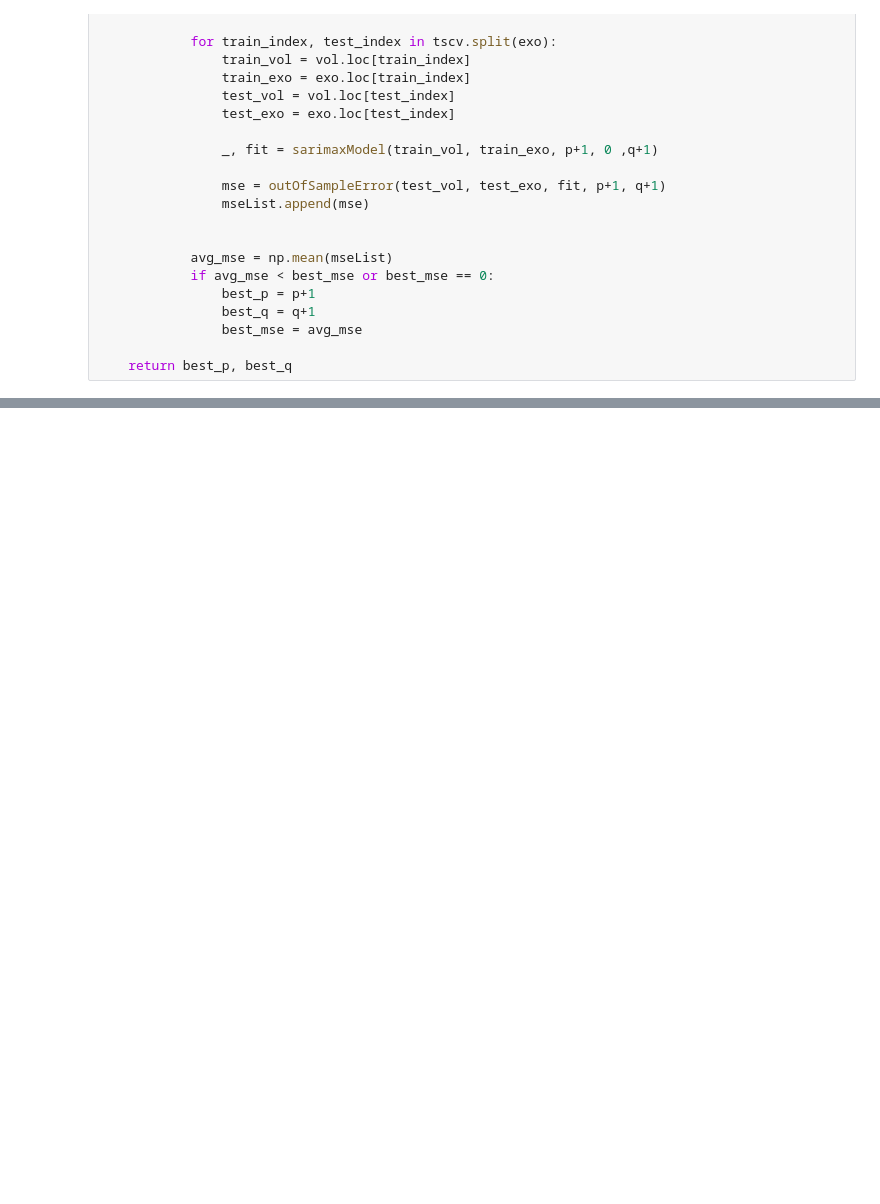
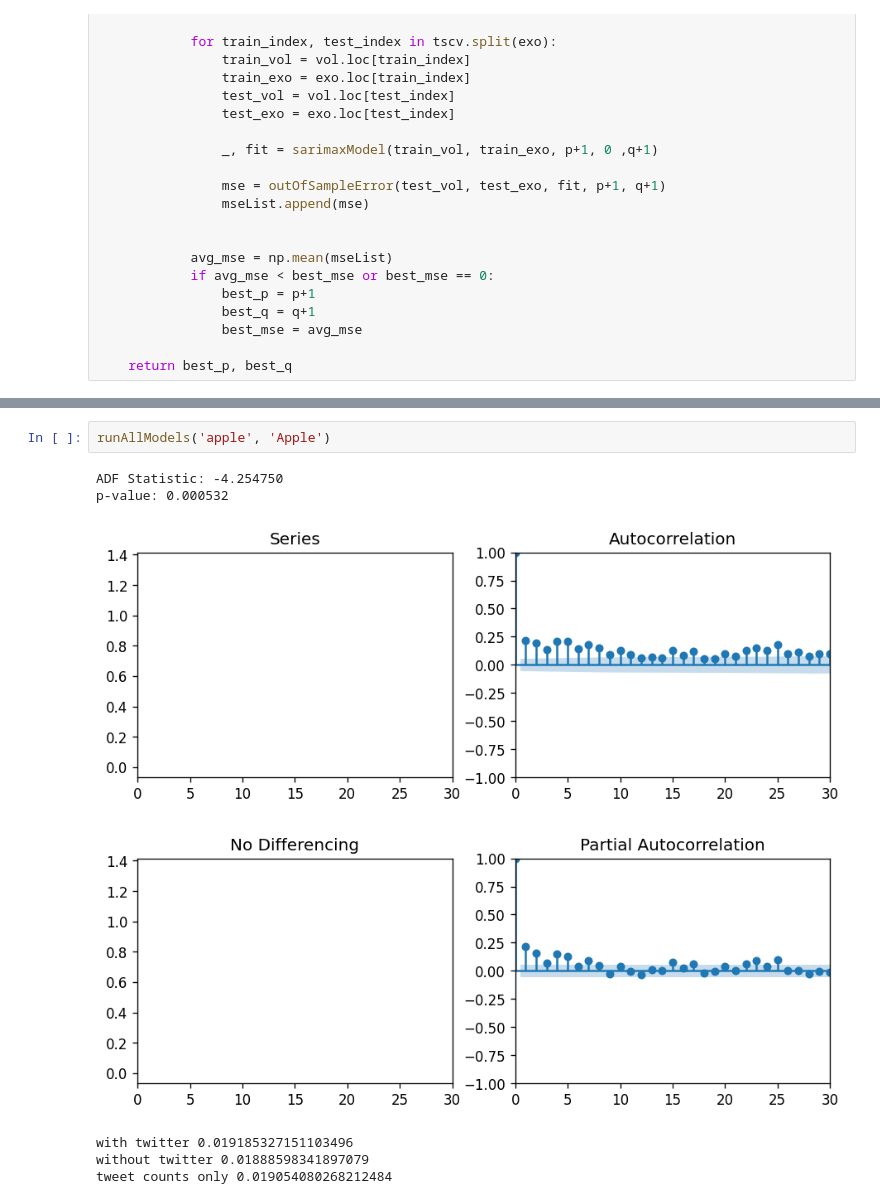
Before and after one commit to odricketts/cse131Rocks, a Jupyter notebook: GeneralVolatilityARIMAModel.ipynb, the cells around one changed output, grey strips where cells are left out. Saved outputs shown, nothing was run; the diff lists cells and outputs as text; blank space fills up the shorter version.

```diff
--- a/GeneralVolatilityARIMAModel.ipynb
+++ b/GeneralVolatilityARIMAModel.ipynb
@@ -374,0 +412,10 @@ Name: Volatility, Length: 1300, dtype: float64
+# %%
+runAllModels('apple', 'Apple')
+# %% [output]
+ADF Statistic: -4.254750
+p-value: 0.000532
+[figure, added]
+[figure, added]
+with twitter 0.019185327151103496
+without twitter 0.01888598341897079
+tweet counts only 0.019054080268212484
```
Also changed, not shown: parts of 20 cells of this notebook.
